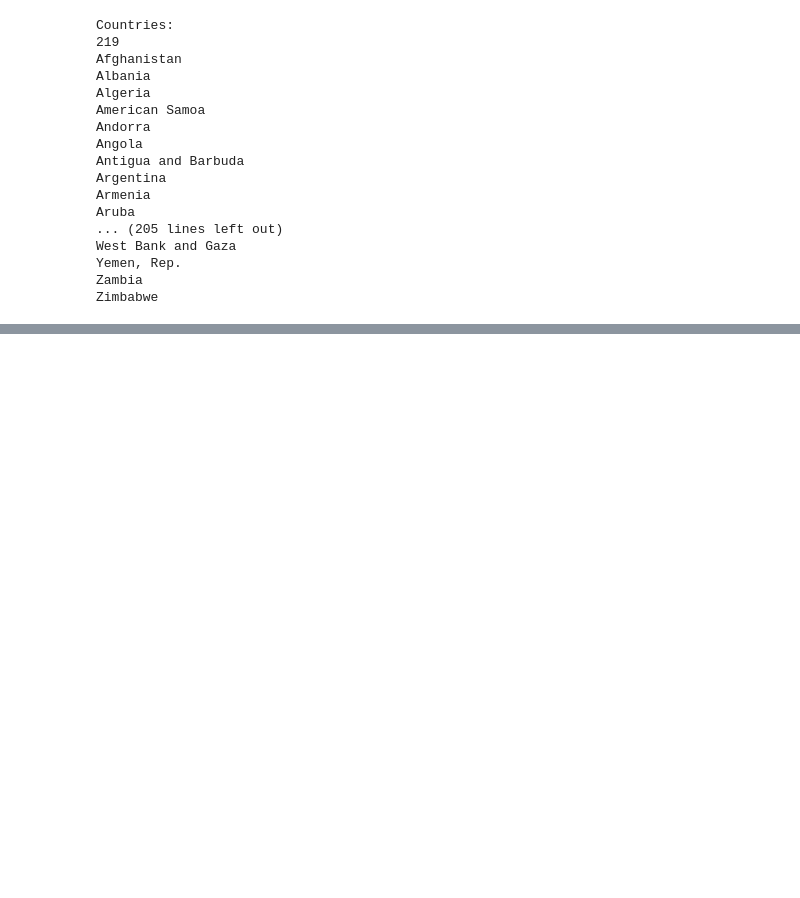
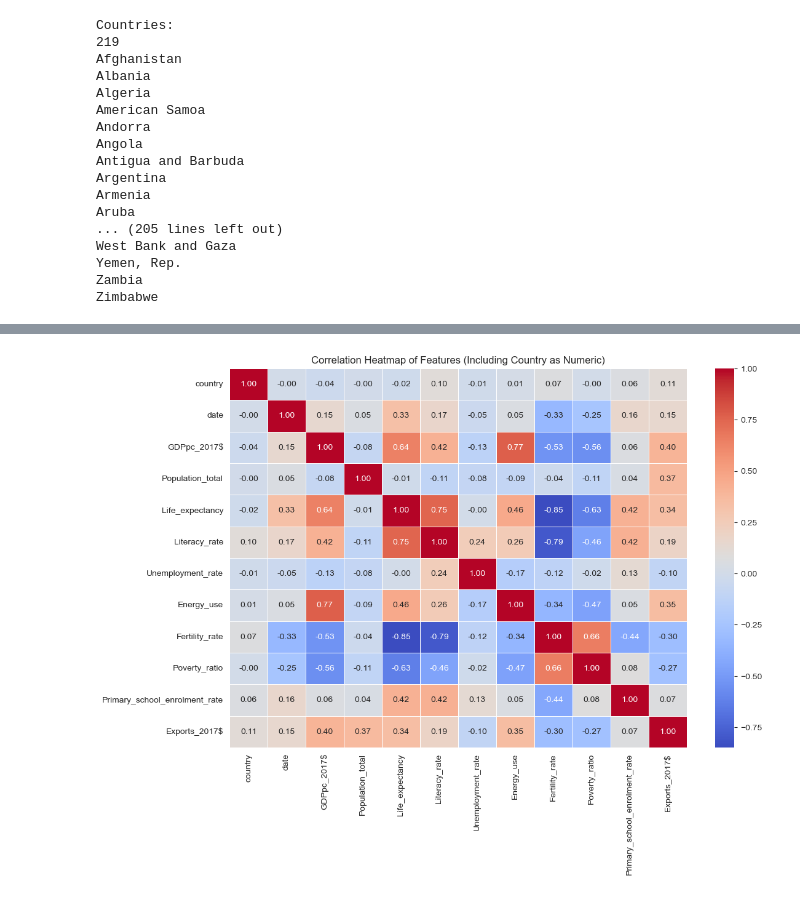
Before and after one commit to EASONTAN03/f90am-wbd, a Jupyter notebook: main.ipynb, the cells around one changed output, grey strips where cells are left out. Cells and saved outputs as stored; diff of their text form; code cells hidden in the pictures; blank space fills up the shorter version.

```diff
--- a/main.ipynb
+++ b/main.ipynb
@@ -306,0 +372,3 @@ plt.show()
+# %%
+non_nan_df=df.copy()
+non_nan_df.dropna()
@@ -306,0 +389,24 @@ plt.show()
+# %%
+import pandas as pd
+import numpy as np
+import matplotlib.pyplot as plt
+import seaborn as sns
+from sklearn.preprocessing import LabelEncoder
+
+# Create a copy of the dataframe
+df_corr = non_nan_df.copy()
+
+# Convert 'country' into numerical classes
+label_encoder = LabelEncoder()
+df_corr['country'] = label_encoder.fit_transform(df_corr['country'])
+
+# Compute correlation matrix
+non_nan_df_corr = df_corr.corr()
+
+# Plot the correlation heatmap with numbers
+plt.figure(figsize=(12, 8))
+sns.heatmap(non_nan_df_corr, annot=True, fmt=".2f", cmap='coolwarm', linewidths=0.5)
+plt.title('Correlation Heatmap of Features (Including Country as Numeric)')
+plt.show()
+# %% [output]
+[figure, added]
```
Also changed, not shown: parts of 31 cells of this notebook, 34 other files.
